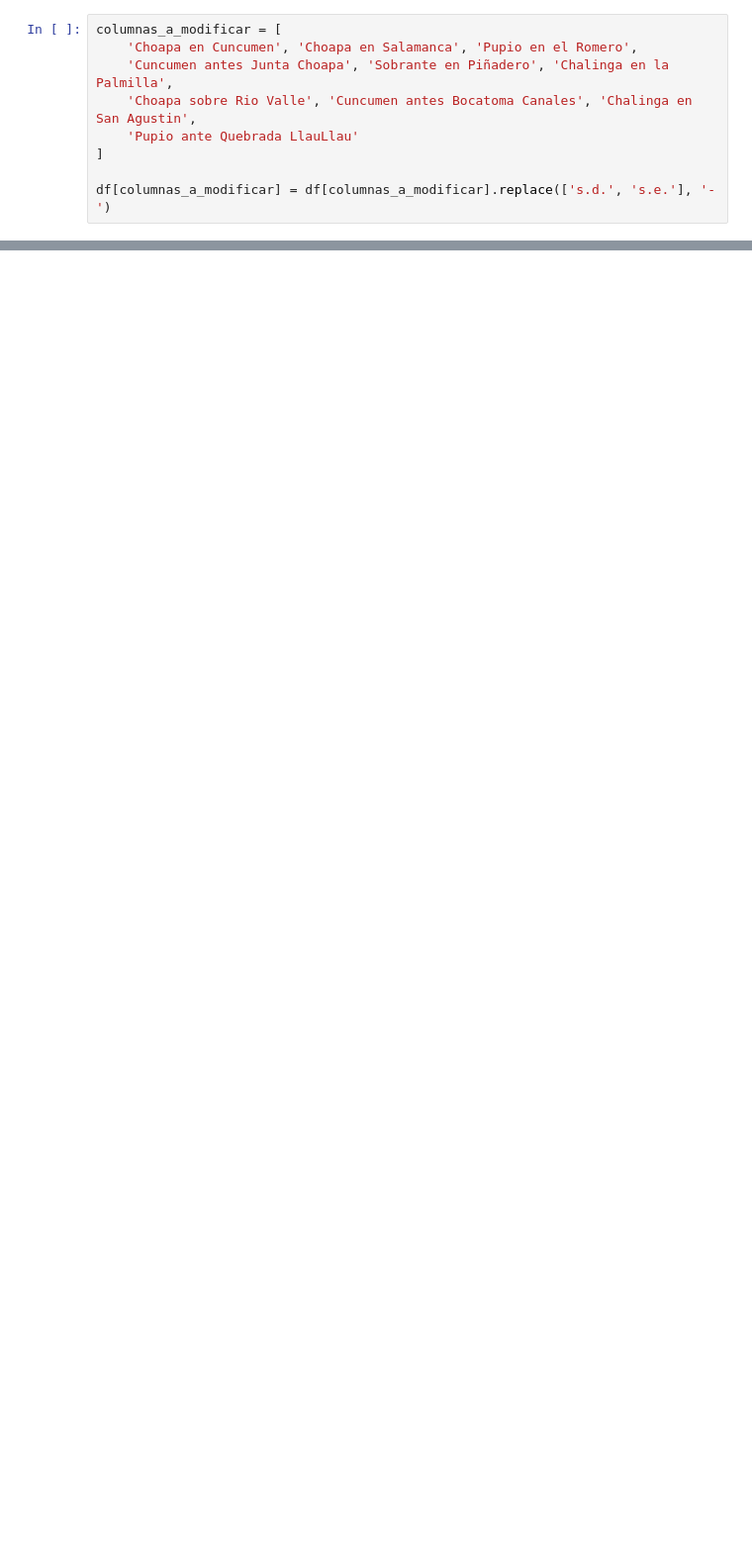
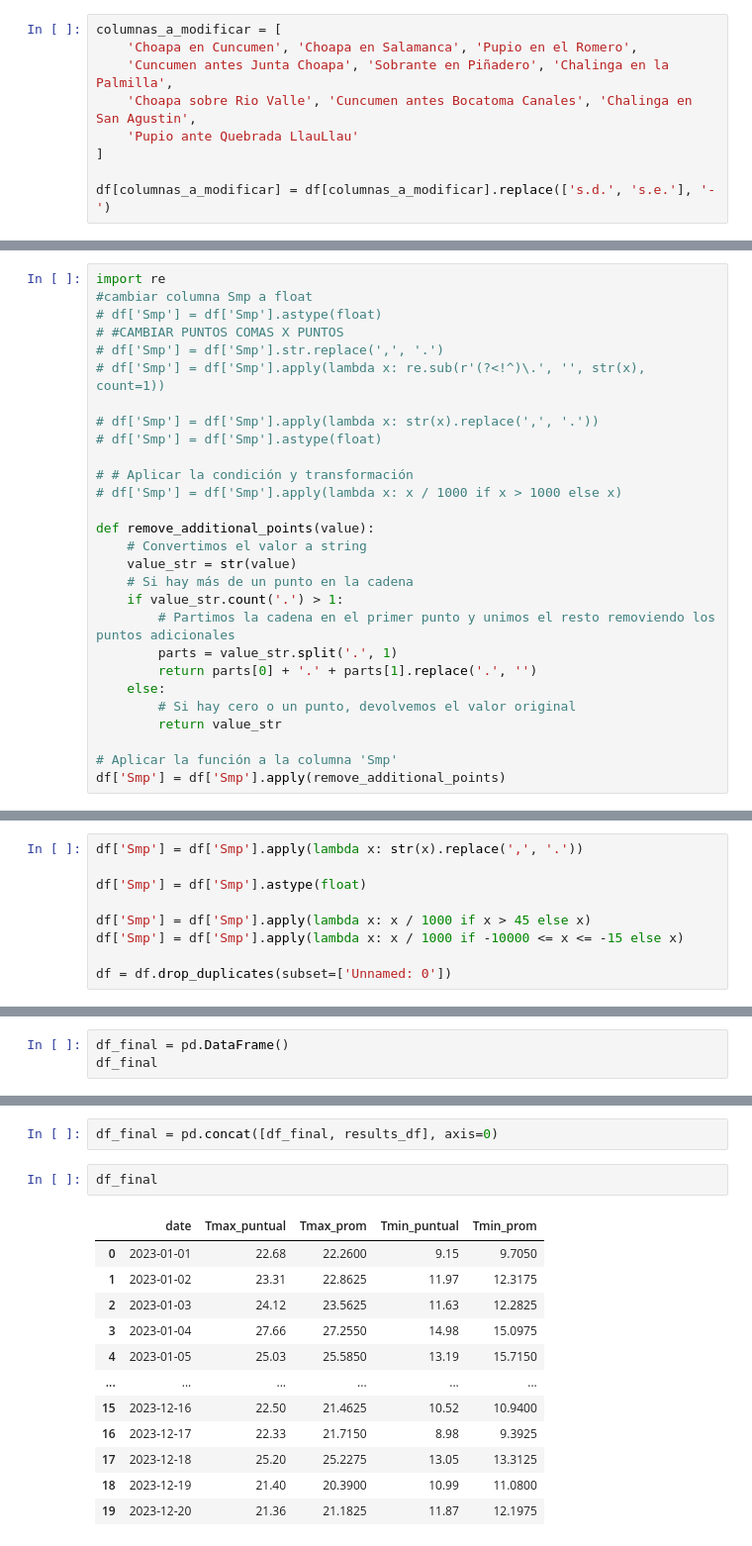
Before and after one commit to franciscoalejandro898/Tecnolog-a_Flow, a Jupyter notebook: Compilado_mlp/HG_mlp.ipynb, the cells around one changed output, grey strips where cells are left out. Shown: that part at 99% size. Drawn from its saved outputs; the diff is of its cells as text; blank space fills up the shorter version.

```diff
--- a/Compilado_mlp/HG_mlp.ipynb
+++ b/Compilado_mlp/HG_mlp.ipynb
@@ -121,0 +132,28 @@ Index(['AÑO', 'MES', 'DIA', 'FECHA', 'AgroChacay', 'Chacay', 'Cuncumen',
+# %%
+import re
+#cambiar columna Smp a float
+# df['Smp'] = df['Smp'].astype(float)
+# #CAMBIAR PUNTOS COMAS X PUNTOS
+# df['Smp'] = df['Smp'].str.replace(',', '.')
+# df['Smp'] = df['Smp'].apply(lambda x: re.sub(r'(?<!^)\.', '', str(x), count=1))
+
+# df['Smp'] = df['Smp'].apply(lambda x: str(x).replace(',', '.'))
+# df['Smp'] = df['Smp'].astype(float)
+
+# # Aplicar la condición y transformación
+# df['Smp'] = df['Smp'].apply(lambda x: x / 1000 if x > 1000 else x)
+
+def remove_additional_points(value):
+    # Convertimos el valor a string
+    value_str = str(value)
+    # Si hay más de un punto en la cadena
+    if value_str.count('.') > 1:
+        # Partimos la cadena en el primer punto y unimos el resto removiendo los puntos adicionales
+        parts = value_str.split('.', 1)
+        return parts[0] + '.' + parts[1].replace('.', '')
+    else:
+        # Si hay cero o un punto, devolvemos el valor original
+        return value_str
+
+# Aplicar la función a la columna 'Smp'
+df['Smp'] = df['Smp'].apply(remove_additional_points)
@@ -121,0 +166,9 @@ Index(['AÑO', 'MES', 'DIA', 'FECHA', 'AgroChacay', 'Chacay', 'Cuncumen',
+# %%
+df['Smp'] = df['Smp'].apply(lambda x: str(x).replace(',', '.'))
+
+df['Smp'] = df['Smp'].astype(float)
+
+df['Smp'] = df['Smp'].apply(lambda x: x / 1000 if x > 45 else x)
+df['Smp'] = df['Smp'].apply(lambda x: x / 1000 if -10000 <= x <= -15 else x)
+
+df = df.drop_duplicates(subset=['Unnamed: 0'])
@@ -121,0 +273,3 @@ Index(['AÑO', 'MES', 'DIA', 'FECHA', 'AgroChacay', 'Chacay', 'Cuncumen',
+# %%
+df_final = pd.DataFrame()
+df_final
@@ -121,0 +278,17 @@ Index(['AÑO', 'MES', 'DIA', 'FECHA', 'AgroChacay', 'Chacay', 'Cuncumen',
+# %%
+df_final = pd.concat([df_final, results_df], axis=0)
+# %%
+df_final
+# %% [output]
+|  | date | Tmax_puntual | Tmax_prom | Tmin_puntual | Tmin_prom |
+| 0 | 2023-01-01 | 22.68 | 22.2600 | 9.15 | 9.7050 |
+| 1 | 2023-01-02 | 23.31 | 22.8625 | 11.97 | 12.3175 |
+| 2 | 2023-01-03 | 24.12 | 23.5625 | 11.63 | 12.2825 |
+| 3 | 2023-01-04 | 27.66 | 27.2550 | 14.98 | 15.0975 |
+| 4 | 2023-01-05 | 25.03 | 25.5850 | 13.19 | 15.7150 |
+| ... | ... | ... | ... | ... | ... |
+| 15 | 2023-12-16 | 22.50 | 21.4625 | 10.52 | 10.9400 |
+| 16 | 2023-12-17 | 22.33 | 21.7150 | 8.98 | 9.3925 |
+| 17 | 2023-12-18 | 25.20 | 25.2275 | 13.05 | 13.3125 |
+| 18 | 2023-12-19 | 21.40 | 20.3900 | 10.99 | 11.0800 |
+| 19 | 2023-12-20 | 21.36 | 21.1825 | 11.87 | 12.1975 |
```
Also changed, not shown: parts of 16 cells of this notebook, 11 other files.
